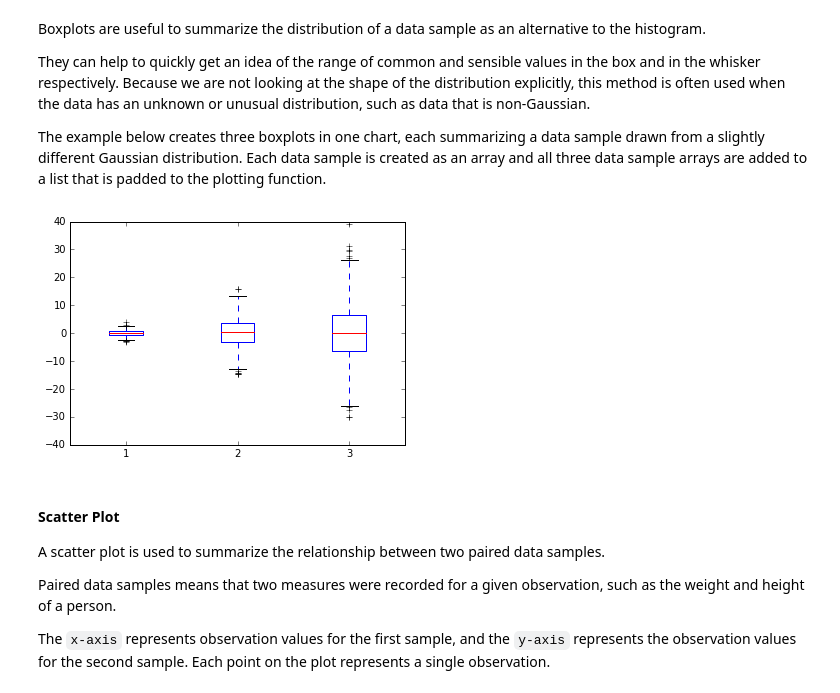
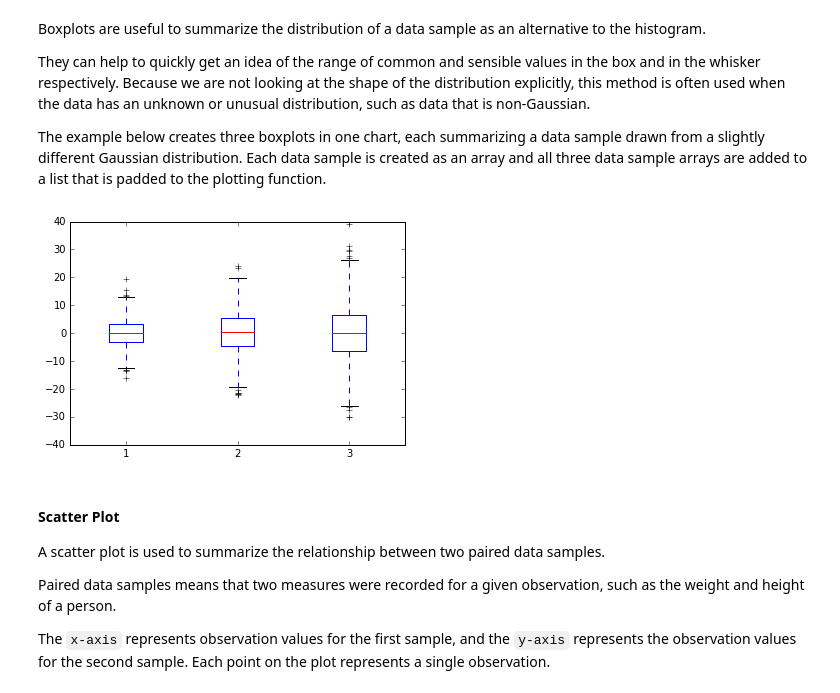
Before and after one commit to jayurbain/DataScienceIntro, a Jupyter notebook: notebooks/8 - Data Visualization.ipynb, the cells around one changed output. Cells and saved outputs as stored; diff of their text form; code cells hidden in the pictures.

```diff
--- a/notebooks/8 - Data Visualization.ipynb
+++ b/notebooks/8 - Data Visualization.ipynb
@@ -350,22 +354,22 @@ The example below creates three boxplots in one chart, each summarizing a data s
 # %%
 # example of a box and whisker plot
 from numpy.random import seed
 from numpy.random import randn
 from matplotlib import pyplot as plt
 
 # seed the random number generator
 seed(42)
 
 # random numbers drawn from a Gaussian distribution
-x = [randn(1000), 5 * randn(1000), 10 * randn(1000)]
+x = [5*randn(1000), 7.5 * randn(1000), 10 * randn(1000)]
 
 # create box and whisker plot
 plt.boxplot(x)
 
 # show box plot
 plt.show()
 # %% [output]
-[figure, old version]
+[figure, new version]
 # %% [markdown]
 #### Scatter Plot
 
```
Also changed, not shown: parts of 5 cells of this notebook, 3 other files.
